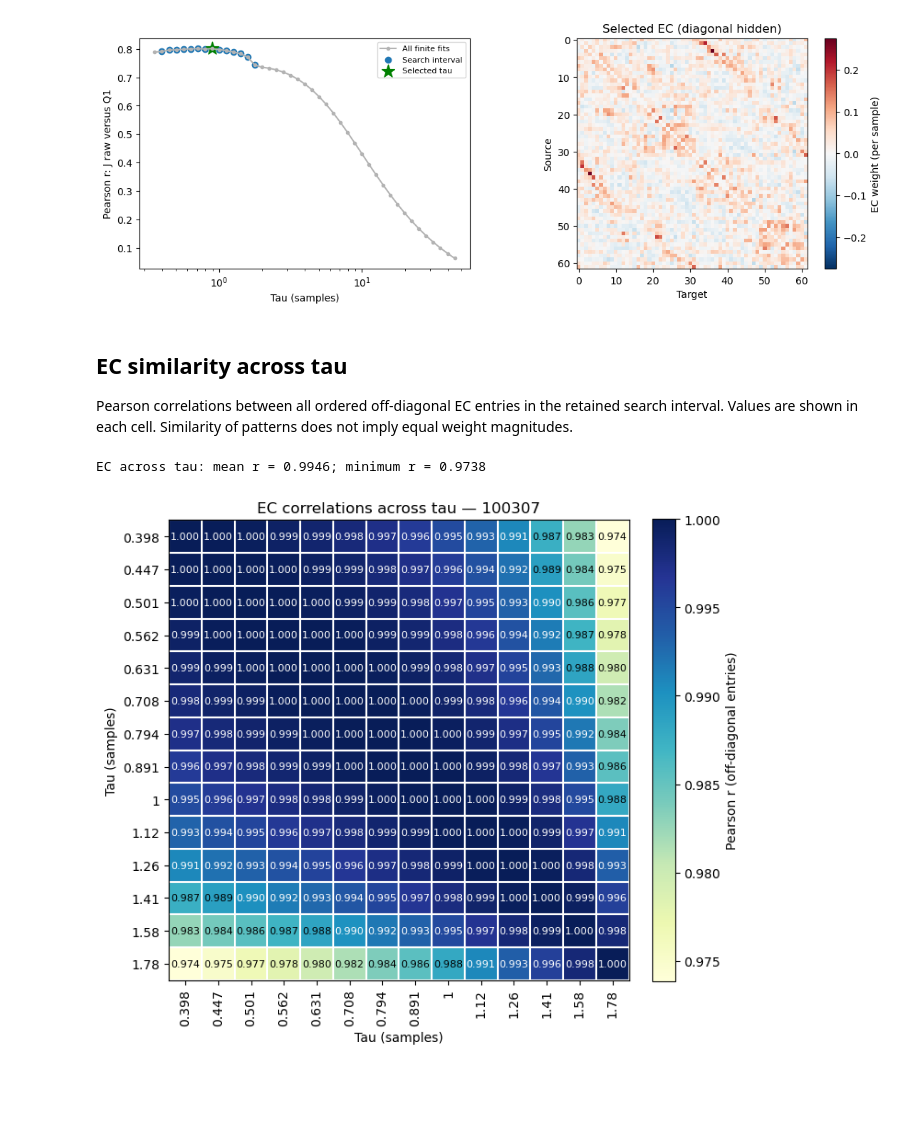
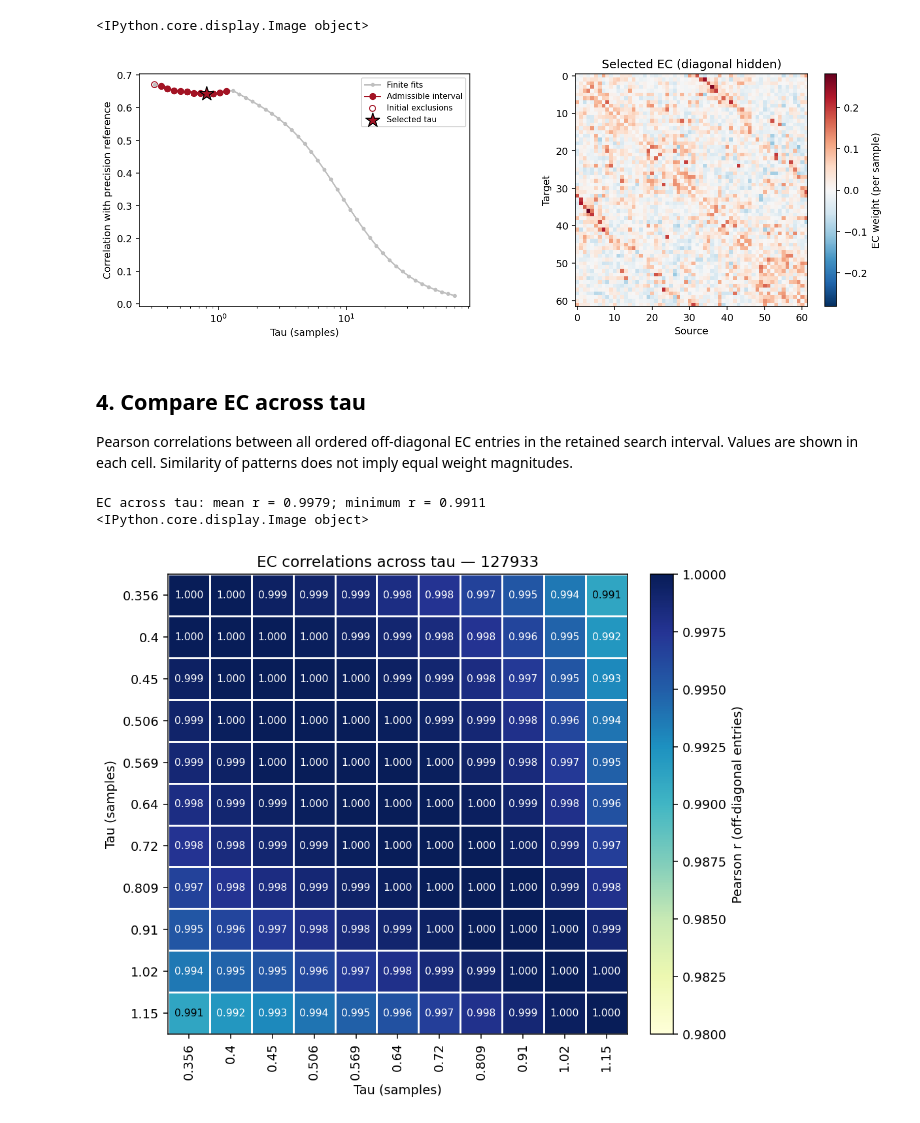
Before and after one commit to benedetta-mariani/mOU-EC-estimation, a Jupyter notebook: ec_estimation/EC_pipeline_Q1.ipynb, the cells around one changed output. Cells and saved outputs as stored; diff of their text form; code cells hidden in the pictures; blank space fills up the shorter version.

Commit message:
Select pipeline tau using the precision reference and explain workflow

```diff
--- a/ec_estimation/EC_pipeline_Q1.ipynb
+++ b/ec_estimation/EC_pipeline_Q1.ipynb
@@ -5,20 +9,29 @@ This notebook uses the local pyMOU source. See **README_Q1.md** for conventions
 # %%
 from pathlib import Path
-import json, hashlib
+import json
 import numpy as np
 import matplotlib.pyplot as plt
 from threadpoolctl import threadpool_limits
-from q1_pipeline import estimate_q1, plot_result
+
 
 ROOT = Path.cwd()
-SUBJECT_ID = "100307"
+if not (ROOT / 'q1_pipeline.py').is_file():
+    ROOT = Path.home() / 'Scripts/Insight_project/Notebook figure/ec_estimation'
+import sys
+sys.path.insert(0, str(ROOT))
+from q1_pipeline import estimate_q1, prepare_timeseries, empirical_moments
+
+SUBJECT_ID = "127933"
 RUN = "REST1_LR"
 INPUT_FILE = Path.home() / "hcp_parcellated" / SUBJECT_ID / f"{SUBJECT_ID}_{RUN}_Schaefer100+AAL.npy"
-OUTPUT_FILE = ROOT / "results" / f"{SUBJECT_ID}_{RUN}_Q1_pipeline.npz"
+OUTPUT_FILE = ROOT / "results" / f"{SUBJECT_ID}_{RUN}_precision_pipeline.npz"
 OVERWRITE = False
 TR = 0.72
-TAUS = np.logspace(-0.45, 2, 50)
+TAUS = np.logspace(-0.5, 2, 50)
 MAX_ITER = 100
 mapping = np.loadtxt(ROOT / "mapping_schaefer100_to62.csv", delimiter=",", dtype=int)
 print("Subject:", SUBJECT_ID, "Run:", RUN, "Input:", INPUT_FILE)
+
+# Reuse the previous saved fit only after checking its data and settings.
+PREVIOUS_FIT = ROOT / "results" / f"{SUBJECT_ID}_{RUN}_Q1_pipeline.npz"
 # %% [output]
@@ -67,46 +201,45 @@ Saved: /home/benedetta/Scripts/Insight_project/Notebook figure/ec_estimation/res
 # %%
-fig = plot_result(result)
-plt.show()
-# Optional figure export:
-# fig.savefig(OUTPUT_FILE.with_suffix(".jpg"), dpi=300, bbox_inches="tight")
+# Inspect both the selection curve and the selected connectivity matrix.
+fig = plot_precision_result(result)
+show_figure(fig)
 # %% [output]
+<IPython.core.display.Image object>
-[figure, old version]
+[figure, new version]
 # %% [markdown]
-## EC similarity across tau
+## 4. Compare EC across tau
 Pearson correlations between all ordered off-diagonal EC entries in the retained search interval. Values are shown in each cell. Similarity of patterns does not imply equal weight magnitudes.
 # %%
 # Compare the valid EC estimates across tau, excluding every diagonal.
 indices = np.flatnonzero(result["search_mask"])
 if len(indices) < 3:
     raise RuntimeError("Insufficient eligible EC estimates for comparison.")
-offdiag = ~np.eye(result["J_grid"].shape[1], dtype=bool)
-vectors = result["J_grid"][indices][:, offdiag]
-ec_correlations = np.corrcoef(vectors)
+ec_correlations = result['ec_correlations_all'][np.ix_(indices, indices)]
 selected_taus = result["taus"][indices]
 pairwise = ec_correlations[np.triu_indices(len(indices), k=1)]
 print(f"EC across tau: mean r = {pairwise.mean():.4f}; minimum r = {pairwise.min():.4f}")
 fig, ax = plt.subplots(figsize=(7, 6), constrained_layout=True)
 im = ax.imshow(ec_correlations, cmap="YlGnBu", vmin=min(0.98, float(pairwise.min())), vmax=1, interpolation="nearest")
 labels = [f"{tau:.3g}" for tau in selected_taus]
 ax.set_xticks(range(len(indices)), labels, rotation=90)
 ax.set_yticks(range(len(indices)), labels)
 ax.set_xticks(np.arange(len(indices)+1)-0.5, minor=True)
 ax.set_yticks(np.arange(len(indices)+1)-0.5, minor=True)
 ax.grid(which="minor", color="white", linewidth=1.5)
 ax.tick_params(which="minor", bottom=False, left=False)
 for row in range(len(indices)):
     for col in range(len(indices)):
         color = "white" if im.norm(ec_correlations[row,col]) > 0.6 else "black"
         ax.text(col, row, f"{ec_correlations[row,col]:.3f}", ha="center", va="center", color=color, fontsize=8)
 ax.set(xlabel="Tau (samples)", ylabel="Tau (samples)", title=f"EC correlations across tau — {SUBJECT_ID}")
 fig.colorbar(im, ax=ax, label="Pearson r (off-diagonal entries)")
-plt.show()
+show_figure(fig)
 np.savez_compressed(OUTPUT_FILE.with_name(OUTPUT_FILE.stem + "_EC_correlations.npz"),
     taus=selected_taus, correlations=ec_correlations,
     subject_id=result["subject_id"], run=result["run"])
 # Optional figure export:
 fig.savefig(OUTPUT_FILE.with_name(OUTPUT_FILE.stem + "_EC_correlations.jpg"), dpi=300, bbox_inches="tight")
 # %% [output]
-EC across tau: mean r = 0.9946; minimum r = 0.9738
+EC across tau: mean r = 0.9979; minimum r = 0.9911
+<IPython.core.display.Image object>
-[figure, old version]
+[figure, new version]
 # %% [markdown]
```
Also changed, not shown: parts of 11 cells of this notebook, 1 other file.
